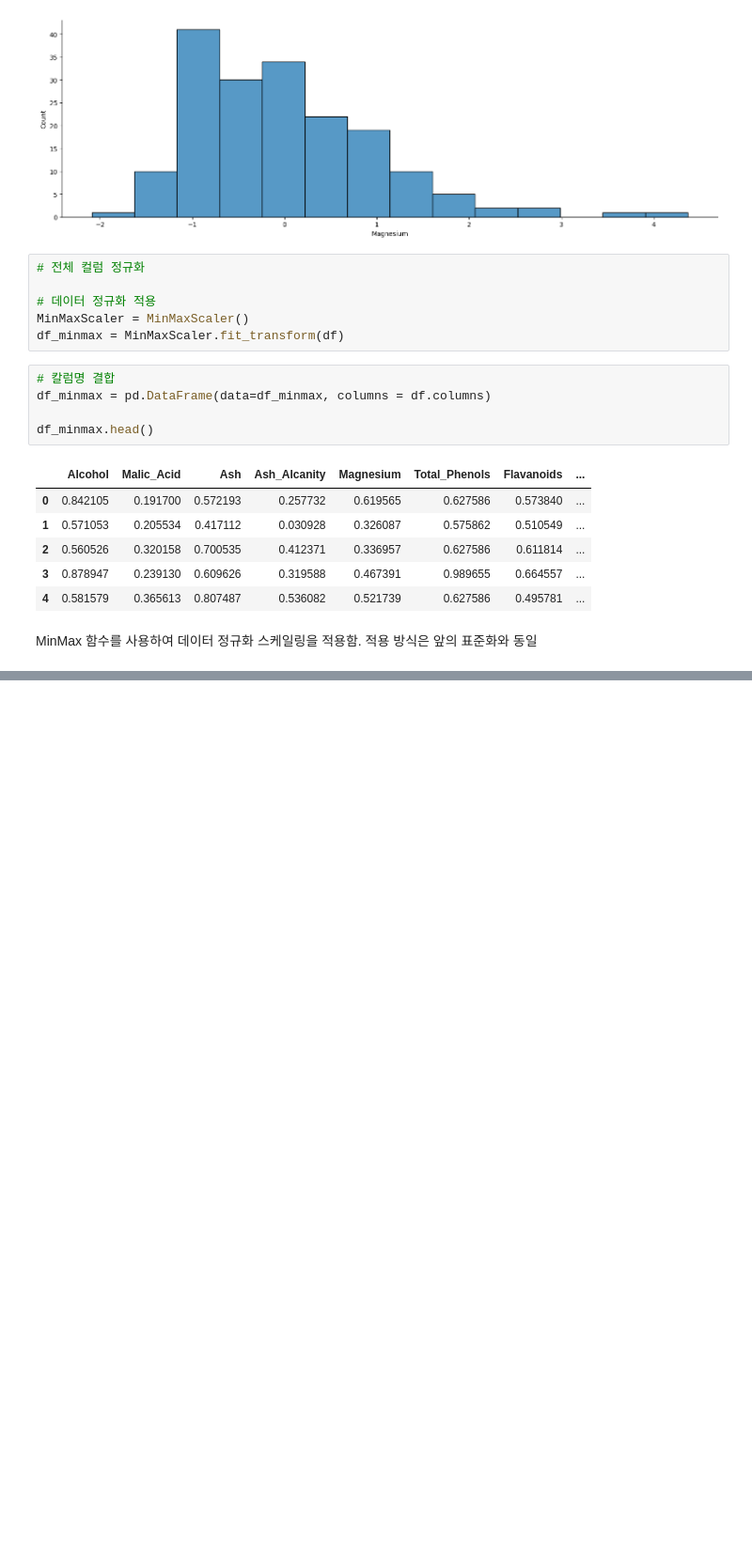
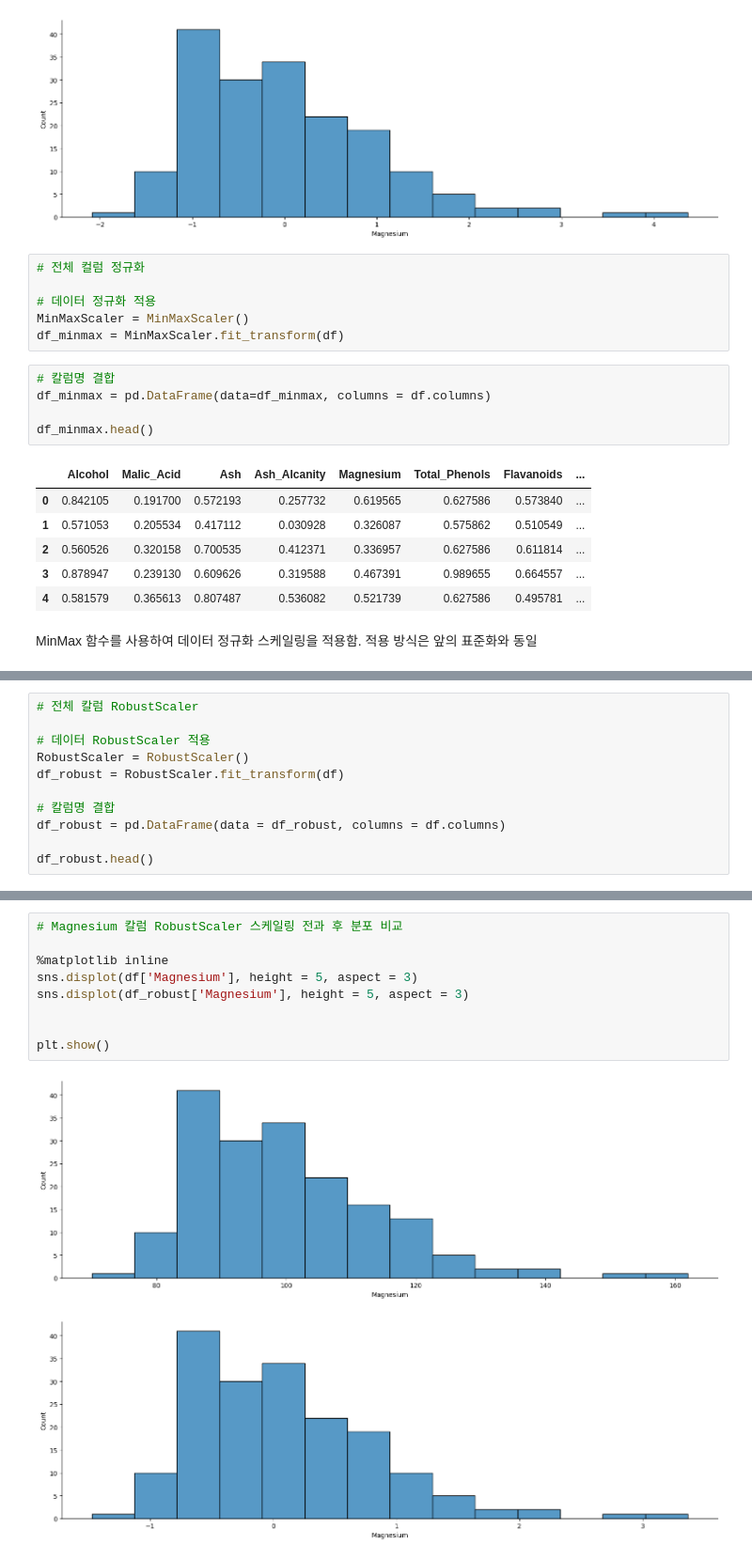
Before and after one commit to hyeming-king/data-anaylst-allthings, a Jupyter notebook: 11_데이터전처리.ipynb, the cells around one changed output, grey strips where cells are left out. Shown: that part at 94% size. Drawn from its saved outputs; the diff is of its cells as text; blank space fills up the shorter version.

```diff
--- a/11_데이터전처리.ipynb
+++ b/11_데이터전처리.ipynb
@@ -849,0 +931,11 @@ print(df_minmax.max()) # 최댓값
+# %%
+# 전체 칼럼 RobustScaler
+
+# 데이터 RobustScaler 적용
+RobustScaler = RobustScaler()
+df_robust = RobustScaler.fit_transform(df)
+
+# 칼럼명 결합
+df_robust = pd.DataFrame(data = df_robust, columns = df.columns)
+
+df_robust.head()
@@ -849,0 +957,12 @@ print(df_minmax.max()) # 최댓값
+# %%
+# Magnesium 칼럼 RobustScaler 스케일링 전과 후 분포 비교
+
+%matplotlib inline
+sns.displot(df['Magnesium'], height = 5, aspect = 3)
+sns.displot(df_robust['Magnesium'], height = 5, aspect = 3)
+
+
+plt.show()
+# %% [output]
+[figure, added]
+[figure, added]
```
Also changed, not shown: parts of 12 cells of this notebook, 1 other file.
